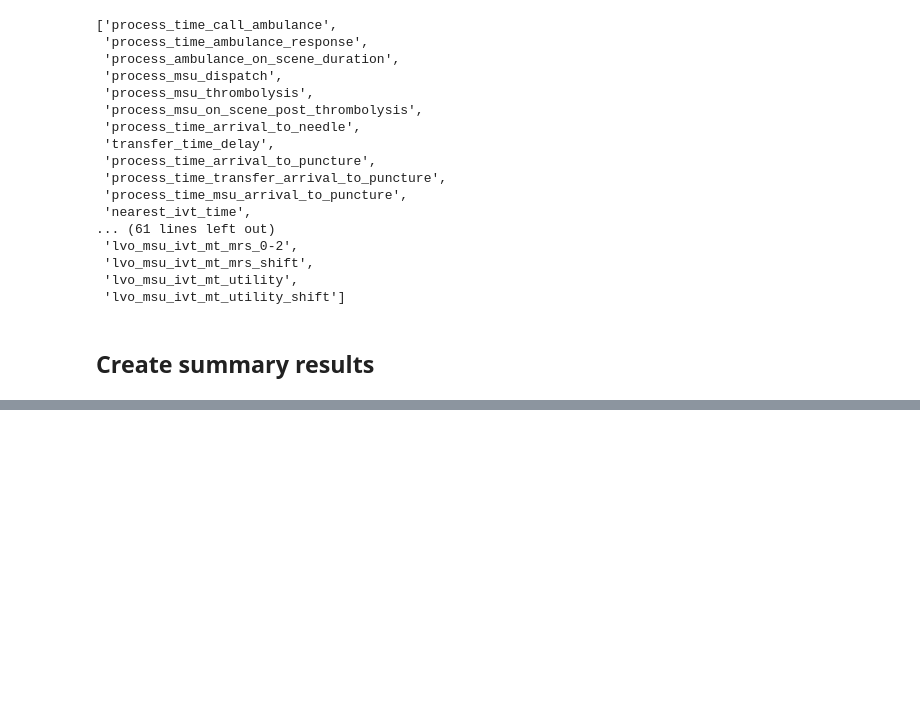
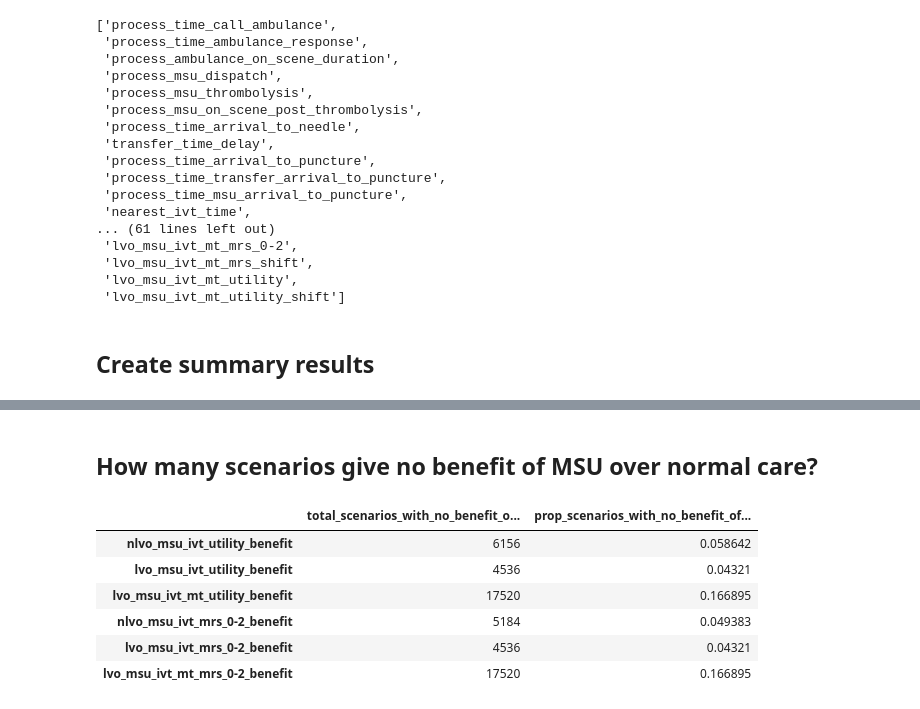
Before and after one commit to stroke-modelling/muster2, a Jupyter notebook: scenario_analysis/scenario_1_analysis.ipynb, the cells around one changed output, grey strips where cells are left out. Cells and saved outputs as stored; diff of their text form; code cells hidden in the pictures; blank space fills up the shorter version.

```diff
--- a/scenario_analysis/scenario_1_analysis.ipynb
+++ b/scenario_analysis/scenario_1_analysis.ipynb
@@ -112,0 +113,2 @@ plt.show()
+# %% [markdown]
+## How many scenarios give no benefit of MSU over normal care?
@@ -112,0 +127,10 @@ plt.show()
+# %%
+df_no_benefit
+# %% [output]
+|  | total_scenarios_with_no_benefit_o... | prop_scenarios_with_no_benefit_of... |
+| nlvo_msu_ivt_utility_benefit | 6156 | 0.058642 |
+| lvo_msu_ivt_utility_benefit | 4536 | 0.04321 |
+| lvo_msu_ivt_mt_utility_benefit | 17520 | 0.166895 |
+| nlvo_msu_ivt_mrs_0-2_benefit | 5184 | 0.049383 |
+| lvo_msu_ivt_mrs_0-2_benefit | 4536 | 0.04321 |
+| lvo_msu_ivt_mt_mrs_0-2_benefit | 17520 | 0.166895 |
```
Also changed, not shown: parts of 8 cells of this notebook, 1 other file.
